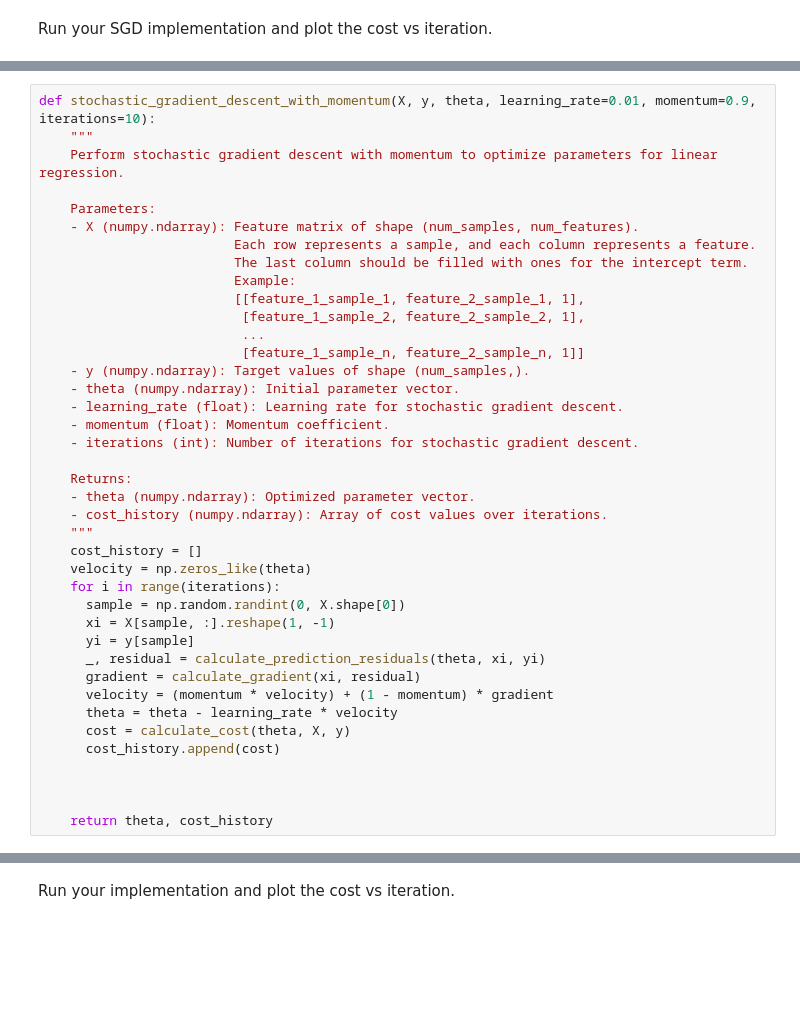
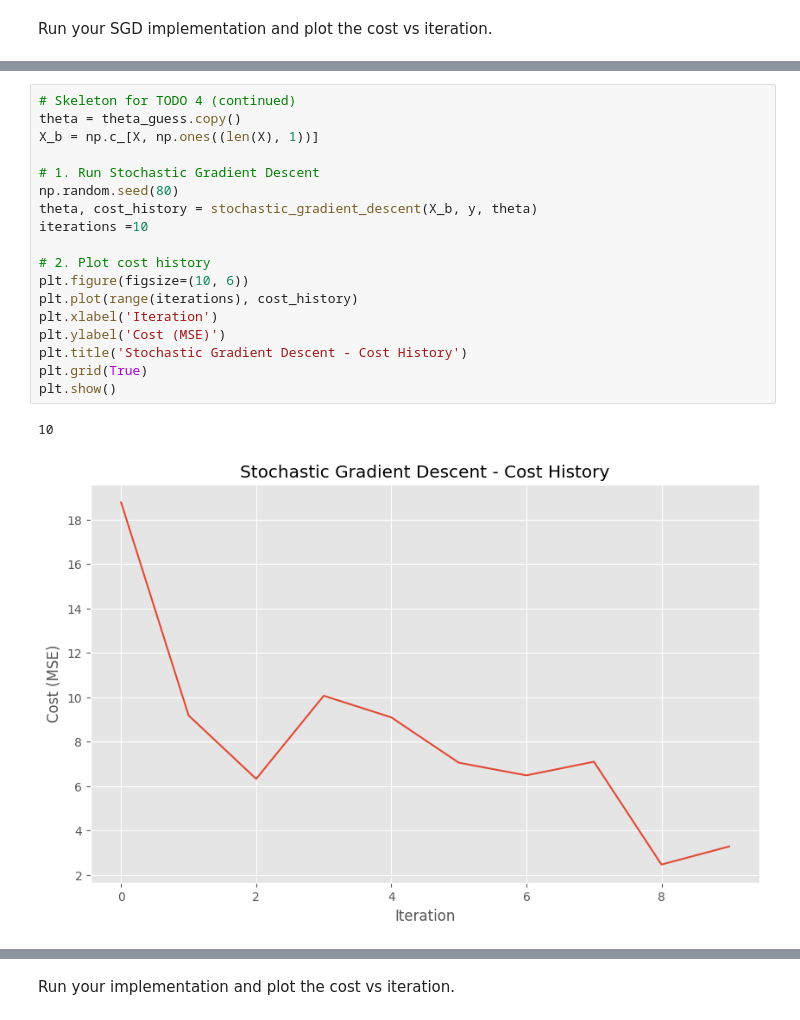
Before and after one commit to adwaithnirmal/grad_des, a Jupyter notebook: 1_Gradient_Descent.ipynb, the cells around one changed output, grey strips where cells are left out. Saved outputs shown, nothing was run; the diff lists cells and outputs as text; blank space fills up the shorter version.

```diff
--- a/1_Gradient_Descent.ipynb
+++ b/1_Gradient_Descent.ipynb
@@ -470,40 +415,21 @@ In the next cell, implement the SGD with Momentum.
-# %%
-def stochastic_gradient_descent_with_momentum(X, y, theta, learning_rate=0.01, momentum=0.9, iterations=10):
-    """
-    Perform stochastic gradient descent with momentum to optimize parameters for linear regression.
-
-    Parameters:
-    - X (numpy.ndarray): Feature matrix of shape (num_samples, num_features).
-                         Each row represents a sample, and each column represents a feature.
-                         The last column should be filled with ones for the intercept term.
-                         Example:
-                         [[feature_1_sample_1, feature_2_sample_1, 1],
-                          [feature_1_sample_2, feature_2_sample_2, 1],
-                          ...
-                          [feature_1_sample_n, feature_2_sample_n, 1]]
-    - y (numpy.ndarray): Target values of shape (num_samples,).
-    - theta (numpy.ndarray): Initial parameter vector.
-    - learning_rate (float): Learning rate for stochastic gradient descent.
-    - momentum (float): Momentum coefficient.
-    - iterations (int): Number of iterations for stochastic gradient descent.
-
-    Returns:
-    - theta (numpy.ndarray): Optimized parameter vector.
-    - cost_history (numpy.ndarray): Array of cost values over iterations.
-    """
-    cost_history = []
-    velocity = np.zeros_like(theta)
-    for i in range(iterations):
-      sample = np.random.randint(0, X.shape[0])
-      xi = X[sample, :].reshape(1, -1)
-      yi = y[sample]
-      _, residual = calculate_prediction_residuals(theta, xi, yi)
-      gradient = calculate_gradient(xi, residual)
-      velocity = (momentum * velocity) + (1 - momentum) * gradient
-      theta = theta - learning_rate * velocity
-      cost = calculate_cost(theta, X, y)
-      cost_history.append(cost)
-
-
-
-    return theta, cost_history
+# %%
+# Skeleton for TODO 4 (continued)
+theta = theta_guess.copy()
+X_b = np.c_[X, np.ones((len(X), 1))]
+
+# 1. Run Stochastic Gradient Descent
+np.random.seed(80)
+theta, cost_history = stochastic_gradient_descent(X_b, y, theta)
+iterations =10
+
+# 2. Plot cost history
+plt.figure(figsize=(10, 6))
+plt.plot(range(iterations), cost_history)
+plt.xlabel('Iteration')
+plt.ylabel('Cost (MSE)')
+plt.title('Stochastic Gradient Descent - Cost History')
+plt.grid(True)
+plt.show()
+# %% [output]
+10
+[figure, added]
```
Also changed, not shown: parts of 43 cells of this notebook.
